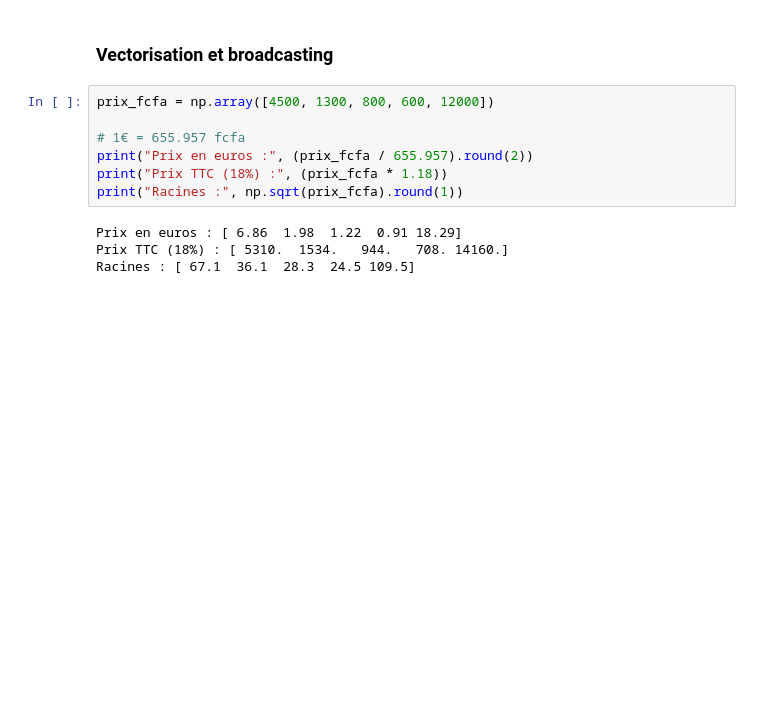
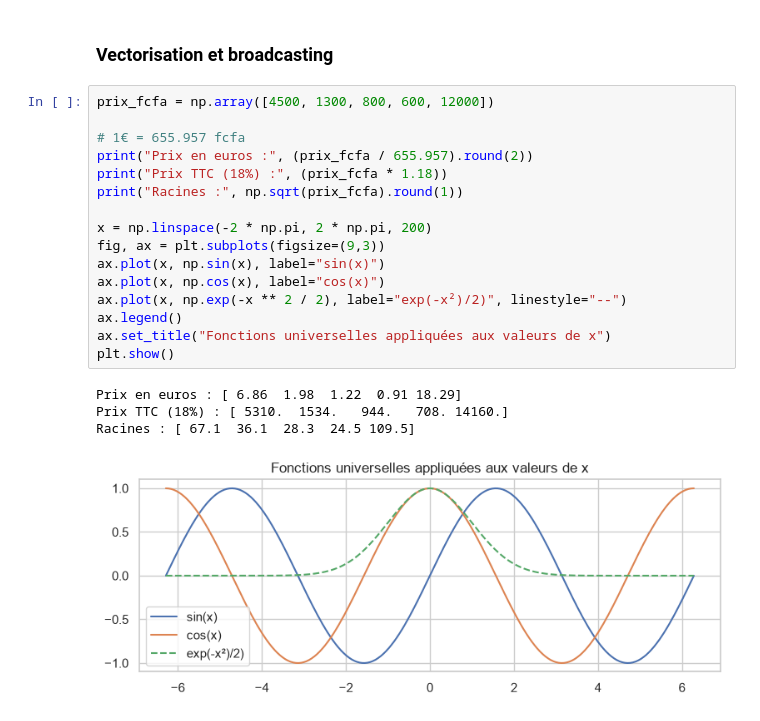
Before and after one commit to bkablam11/ama-python, a Jupyter notebook: mod10/cours.ipynb, the cells around one changed output. Drawn from its saved outputs; the diff is of its cells as text; blank space fills up the shorter version.

```diff
--- a/mod10/cours.ipynb
+++ b/mod10/cours.ipynb
@@ -276,11 +276,21 @@ Notes entre 10 et 15 inclus :  11
 # %%
 prix_fcfa = np.array([4500, 1300, 800, 600, 12000])
 
 # 1€ = 655.957 fcfa
 print("Prix en euros :", (prix_fcfa / 655.957).round(2))
 print("Prix TTC (18%) :", (prix_fcfa * 1.18))
 print("Racines :", np.sqrt(prix_fcfa).round(1))
+
+x = np.linspace(-2 * np.pi, 2 * np.pi, 200)
+fig, ax = plt.subplots(figsize=(9,3))
+ax.plot(x, np.sin(x), label="sin(x)")
+ax.plot(x, np.cos(x), label="cos(x)")
+ax.plot(x, np.exp(-x ** 2 / 2), label="exp(-x²)/2)", linestyle="--")
+ax.legend()
+ax.set_title("Fonctions universelles appliquées aux valeurs de x")
+plt.show()
 # %% [output]
 Prix en euros : [ 6.86  1.98  1.22  0.91 18.29]
 Prix TTC (18%) : [ 5310.  1534.   944.   708. 14160.]
 Racines : [ 67.1  36.1  28.3  24.5 109.5]
+[figure, added]
```
Also changed, not shown: parts of 95 cells of this notebook, 3 other files.
